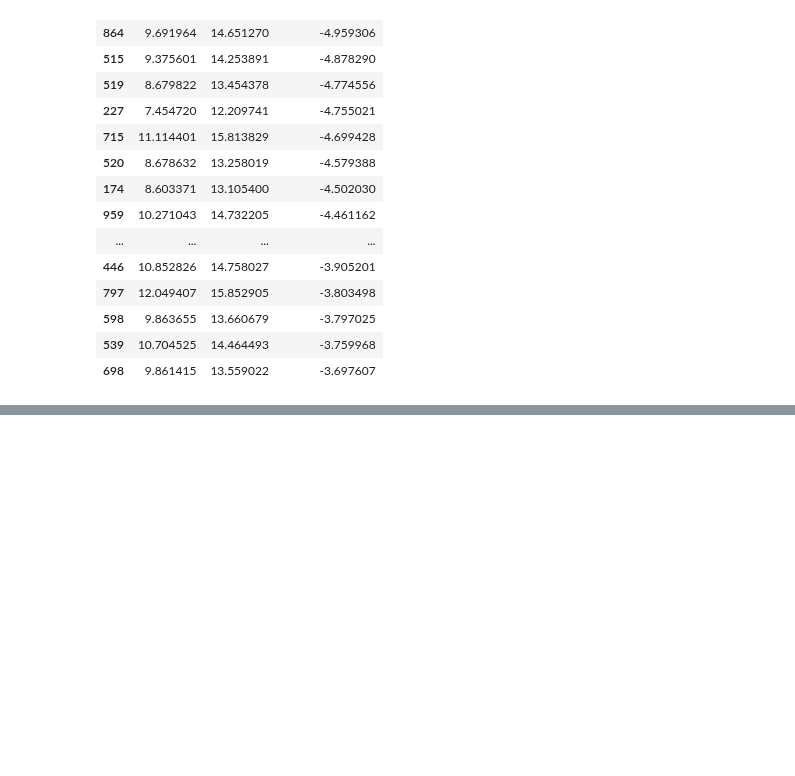
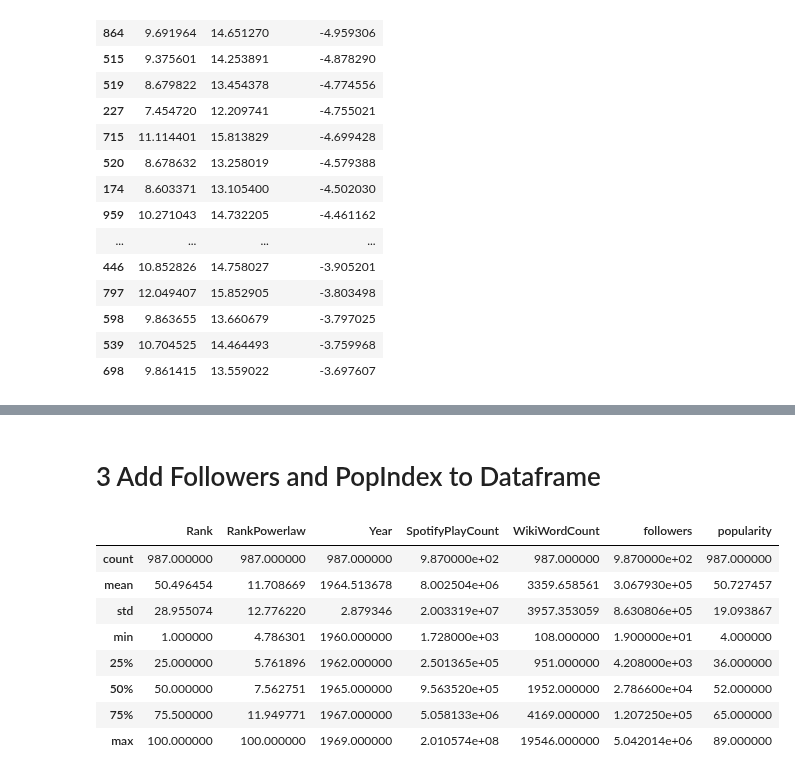
Before and after one commit to caitaozhan/CSE519-Homework-Project, a Jupyter notebook: TheProject/src/music_Caitao_new.ipynb, the cells around one changed output, grey strips where cells are left out. Cells and saved outputs as stored; diff of their text form; code cells hidden in the pictures; blank space fills up the shorter version.

```diff
--- a/TheProject/src/music_Caitao_new.ipynb
+++ b/TheProject/src/music_Caitao_new.ipynb
@@ -509,0 +410,2 @@ fuzz.ratio('Rhythm and blues', 'Rhythm & blues')
+# %% [markdown]
+# 3 Add Followers and PopIndex to Dataframe
@@ -509,0 +416,12 @@ fuzz.ratio('Rhythm and blues', 'Rhythm & blues')
+# %%
+df_music.describe()
+# %% [output]
+|  | Rank | RankPowerlaw | Year | SpotifyPlayCount | WikiWordCount | followers | popularity |
+| count | 987.000000 | 987.000000 | 987.000000 | 9.870000e+02 | 987.000000 | 9.870000e+02 | 987.000000 |
+| mean | 50.496454 | 11.708669 | 1964.513678 | 8.002504e+06 | 3359.658561 | 3.067930e+05 | 50.727457 |
+| std | 28.955074 | 12.776220 | 2.879346 | 2.003319e+07 | 3957.353059 | 8.630806e+05 | 19.093867 |
+| min | 1.000000 | 4.786301 | 1960.000000 | 1.728000e+03 | 108.000000 | 1.900000e+01 | 4.000000 |
+| 25% | 25.000000 | 5.761896 | 1962.000000 | 2.501365e+05 | 951.000000 | 4.208000e+03 | 36.000000 |
+| 50% | 50.000000 | 7.562751 | 1965.000000 | 9.563520e+05 | 1952.000000 | 2.786600e+04 | 52.000000 |
+| 75% | 75.500000 | 11.949771 | 1967.000000 | 5.058133e+06 | 4169.000000 | 1.207250e+05 | 65.000000 |
+| max | 100.000000 | 100.000000 | 1969.000000 | 2.010574e+08 | 19546.000000 | 5.042014e+06 | 89.000000 |
```
Also changed, not shown: parts of 52 cells of this notebook, 5 other files.
